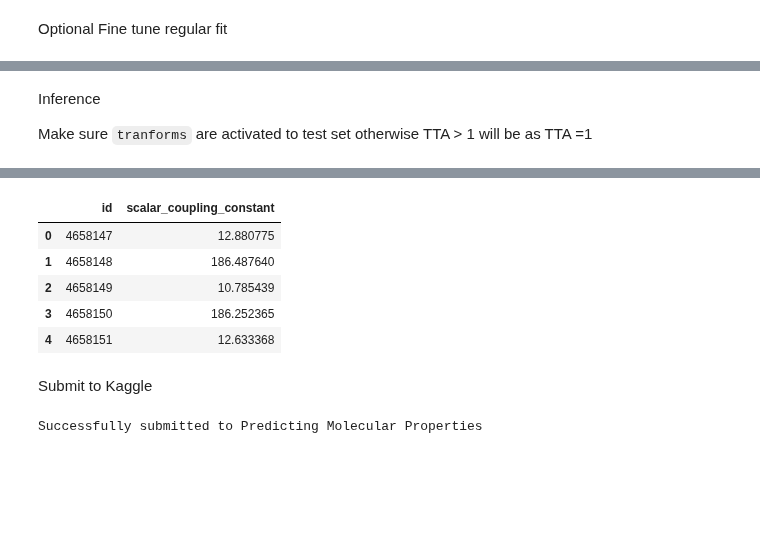
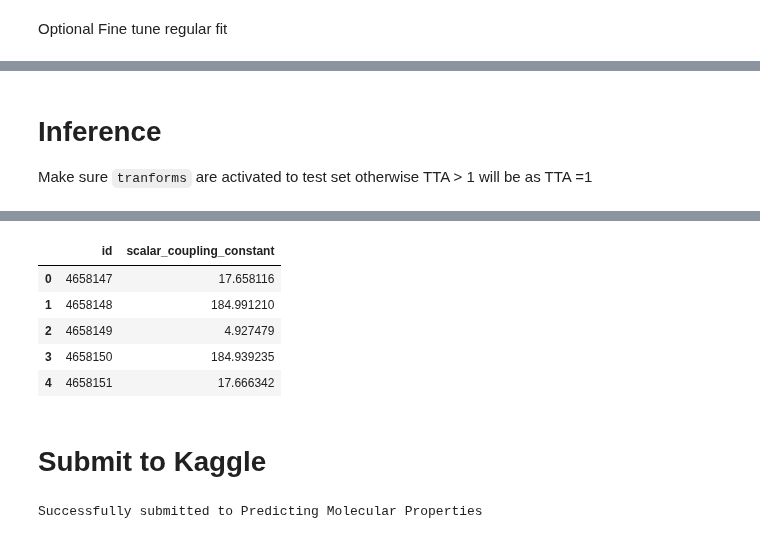
Before and after one commit to antorsae/champs-scalar-coupling, a Jupyter notebook: cloud.ipynb, the cells around one changed output, grey strips where cells are left out. Cells and saved outputs as stored; diff of their text form; code cells hidden in the pictures; blank space fills up the shorter version.

```diff
--- a/cloud.ipynb
+++ b/cloud.ipynb
@@ -842,6 +879,6 @@ try:
     print(f"Attempting to load: {sub_fname}... ", end="")
     learner.load(sub_fname, strict=False,with_opt=False)
     print("Loaded")
-except:
-    print("NOT loaded!")
+except Exception as e:
+    print("NOT loaded! ", e)
 # %% [output]
@@ -922,4 +958,4 @@ Min loss divided by 10: 4.37E-02
 # %%
-learner.fit_one_cycle(500, 4.3e-2)#, moms=(0.75,0.70))
+learner.fit_one_cycle(100, 1e-2)#, moms=(0.75,0.70))
 # %% [output]
 | epoch | train_loss | valid_loss | 👉🏻LMAE👈🏻 | lmae0 | lmae1 | lmae2 | lmae3 | lmae4 | lmae5 | lmae6 | ... |
@@ -954,6 +990,7 @@ learner.recorder.plot_metrics()
 # %% [markdown]
 Optional Fine tune regular fit
 # %%
-learner.callbacks.append(ReduceLROnPlateauCallback(learner, monitor='train_loss', mode='min', factor=0.2))
+learner.callbacks.append(
+    ReduceLROnPlateauCallback(learner, monitor='train_loss', mode='min', factor=0.2, patience=3))
 # %%
-learner.fit_one_cycle(300, 1e-2, moms=(0.75,0.70))
+learner.fit(100, 1e-3)# , moms=(0.75,0.70))
@@ -987,4 +1056,4 @@ loss-3.7100val-1.9721
 # %% [markdown]
-Inference
+# Inference
 
 Make sure `tranforms` are activated to test set otherwise TTA > 1 will be as TTA =1
@@ -991,39 +1063,39 @@ Make sure `tranforms` are activated to test set otherwise TTA > 1 will be as TTA
 # %%
-TTA_N = 1
+TTA_N = 100
 
 sub = defaultdict(int)
 xt_ids_not_extended = (xt_ids!=0) & (xt_ids<=7163688) # TODO
 ids = xt_ids[xt_ids_not_extended]
 
 mb = master_bar(range(TTA_N))
 for tta in mb:
     test_preds = np.zeros((0, 29), dtype=np.float32)
 
     for batch_idx, batch in progress_bar(
         enumerate(learner.dl(DatasetType.Test)), total=len(learner.dl(DatasetType.Test)), parent=mb):
         _, _, preds_,_,_,_,_,_ = learner.pred_batch(ds_type=DatasetType.Test, batch=batch)
         preds_ = preds_.sum(dim=1)
         test_preds = np.concatenate([test_preds, preds_.data.cpu().numpy()], axis = 0)
 
     preds = test_preds[xt_ids_not_extended]
     for k in range(len(ids)):
         sub[int(ids[k])] += preds[k]
 
 for k in range(len(ids)):
     sub[int(ids[k])] = sub[int(ids[k])]/TTA_N
 
 sub_df = pd.DataFrame(sub.items(), columns=['id', 'scalar_coupling_constant'])
 sub_df.head()
 # %% [output]
 [interactive output not drawn]
 |  | id | scalar_coupling_constant |
-| 0 | 4658147 | 12.880775 |
-| 1 | 4658148 | 186.487640 |
-| 2 | 4658149 | 10.785439 |
-| 3 | 4658150 | 186.252365 |
-| 4 | 4658151 | 12.633368 |
+| 0 | 4658147 | 17.658116 |
+| 1 | 4658148 | 184.991210 |
+| 2 | 4658149 | 4.927479 |
+| 3 | 4658150 | 184.939235 |
+| 4 | 4658151 | 17.666342 |
 # %% [markdown]
-Submit to Kaggle
+# Submit to Kaggle
 # %%
 sub_df.to_csv(sub_fname, index=False)
 # %%
```
Also changed, not shown: parts of 35 cells of this notebook.
